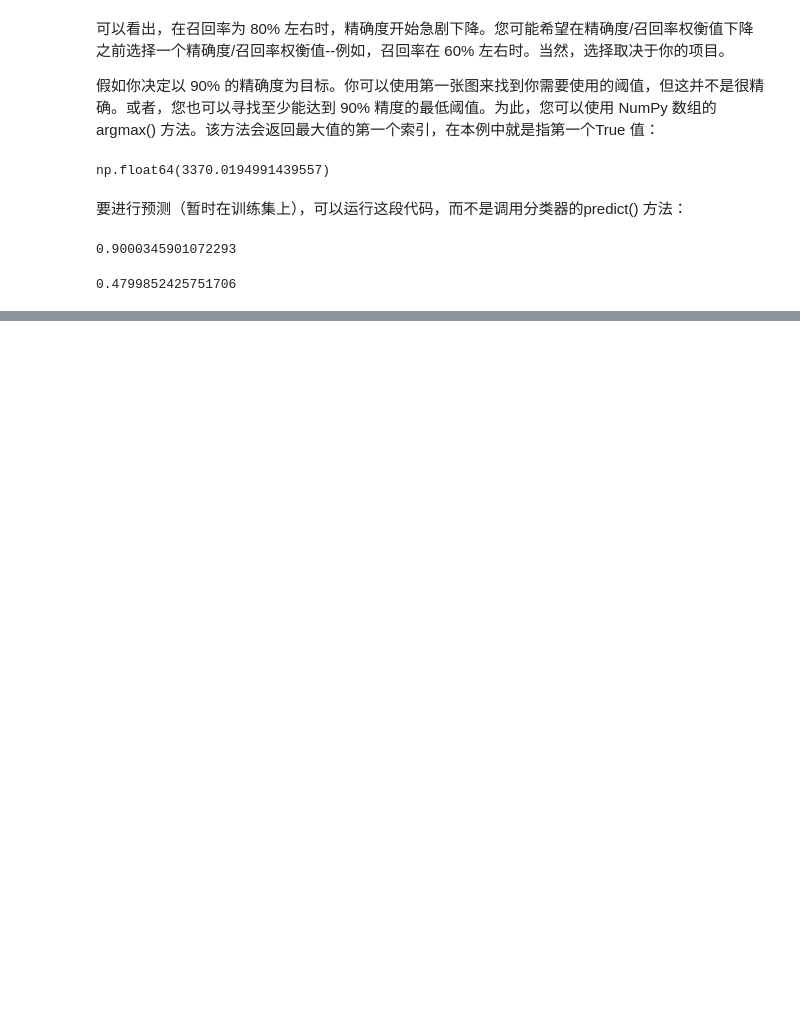
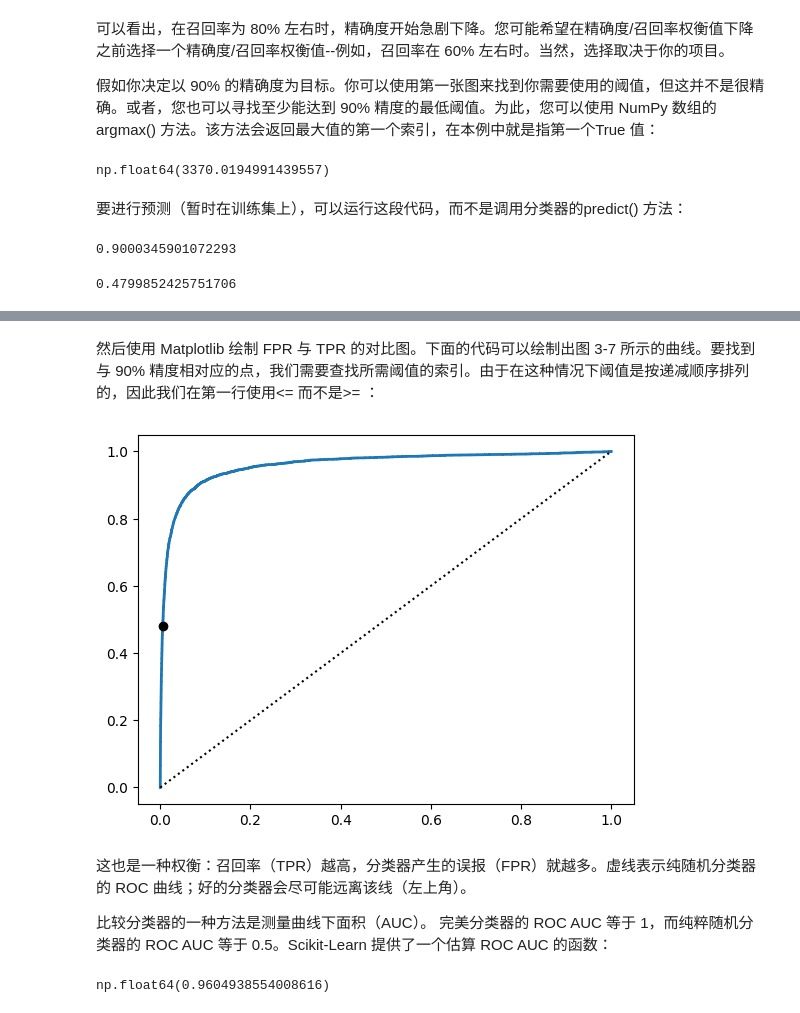
Before and after one commit to MichelLLIUU/Hands-on-ML-with-Pytorch, a Jupyter notebook: 3_Classifier.ipynb, the cells around one changed output, grey strips where cells are left out. Saved outputs shown, nothing was run; the diff lists cells and outputs as text; code cells hidden in the pictures; blank space fills up the shorter version.

```diff
--- a/3_Classifier.ipynb
+++ b/3_Classifier.ipynb
@@ -267,0 +280,26 @@ recall_at_90_precision
+# %%
+from sklearn.metrics import roc_curve
+
+fpr, tpr, thresholds = roc_curve(y_train_5, y_scores)
+# %% [markdown]
+然后使用 Matplotlib 绘制 FPR 与 TPR 的对比图。下面的代码可以绘制出图 3-7 所示的曲线。要找到与 90% 精度相对应的点，我们需要查找所需阈值的索引。由于在这种情况下阈值是按递减顺序排列的，因此我们在第一行使用<= 而不是>= ：
+# %%
+idx_for_threshold_at_90 = (thresholds <= threshold_for_90_precision).argmax()
+tpr_90, fpr_90 = tpr[idx_for_threshold_at_90], fpr[idx_for_threshold_at_90]
+
+plt.plot(fpr, tpr, linewidth=2, label="ROC curve")
+plt.plot([0, 1], [0, 1], 'k:', label="Random classifier's ROC curve")
+plt.plot([fpr_90], [tpr_90], "ko", label="Threshold for 90% precision")
+
+plt.show()
+# %% [output]
+[figure, added]
+# %% [markdown]
+这也是一种权衡：召回率（TPR）越高，分类器产生的误报（FPR）就越多。虚线表示纯随机分类器的 ROC 曲线；好的分类器会尽可能远离该线（左上角）。
+
+比较分类器的一种方法是测量曲线下面积（AUC）。 完美分类器的 ROC AUC 等于 1，而纯粹随机分类器的 ROC AUC 等于 0.5。Scikit-Learn 提供了一个估算 ROC AUC 的函数：
+# %%
+from sklearn.metrics import roc_auc_score
+roc_auc_score(y_train_5, y_scores)
+# %% [output]
+np.float64(0.9604938554008616)
```
Also changed, not shown: parts of 76 cells of this notebook.
